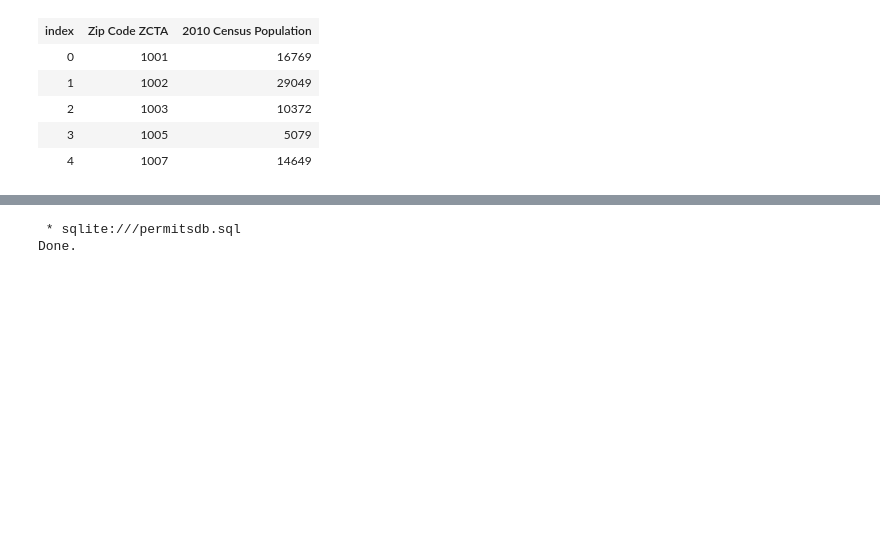
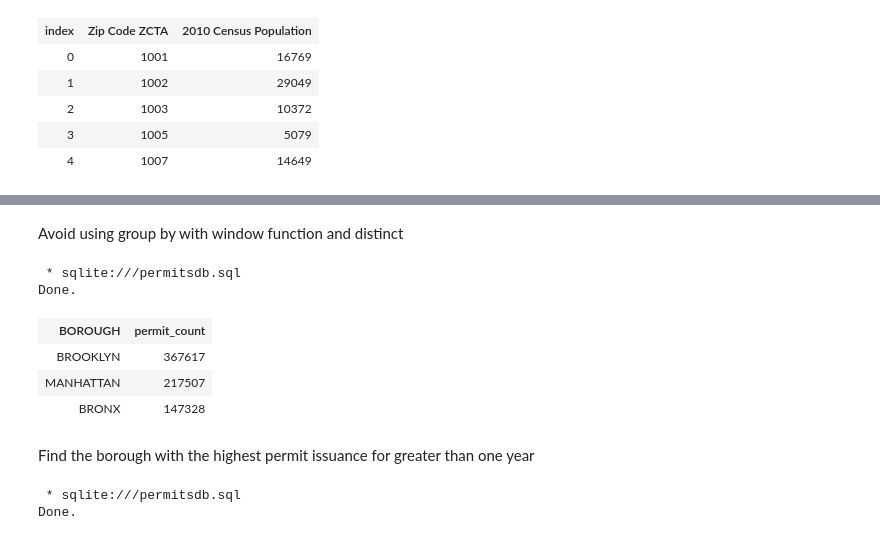
Before and after one commit to dray89/SQL, a Jupyter notebook: Proj_DataAnalysis_In_SQLlite.ipynb, the cells around one changed output, grey strips where cells are left out. Cells and saved outputs as stored; diff of their text form; code cells hidden in the pictures; blank space fills up the shorter version.

```diff
--- a/Proj_DataAnalysis_In_SQLlite.ipynb
+++ b/Proj_DataAnalysis_In_SQLlite.ipynb
@@ -154,6 +156,23 @@ Done.
 | BROOKLYN | 367617 |
 | MANHATTAN | 217507 |
 | BRONX | 147328 |
+# %% [markdown]
+<p> Avoid using group by with window function and distinct </p>
+# %%
+%%sql
+SELECT DISTINCT BOROUGH, COUNT() OVER(PARTITION BY BOROUGH) AS permit_count
+FROM permits
+WHERE (SELECT ("Expiration Date" - "Issuance Date") AS DATE_DIFF)>=1
+ORDER BY permit_count DESC;
+# %% [output]
+ * sqlite:///permitsdb.sql
+Done.
+| BOROUGH | permit_count |
+| BROOKLYN | 367617 |
+| MANHATTAN | 217507 |
+| BRONX | 147328 |
+# %% [markdown]
+<p> Find the borough with the highest permit issuance for greater than one year </p>
 # %%
 %%sql
 SELECT BOROUGH, MAX(COUNT)
```
Also changed, not shown: parts of 10 cells of this notebook.
